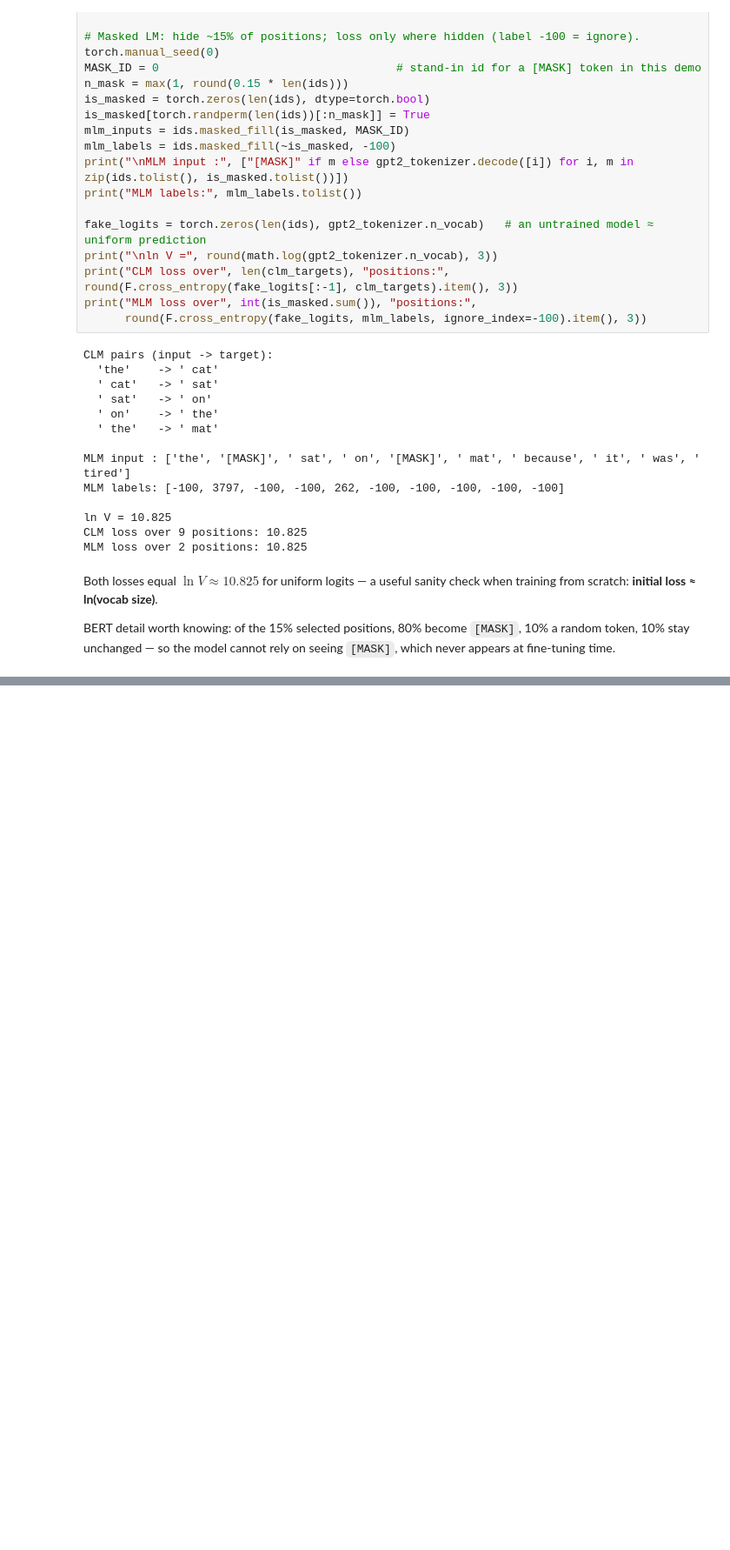
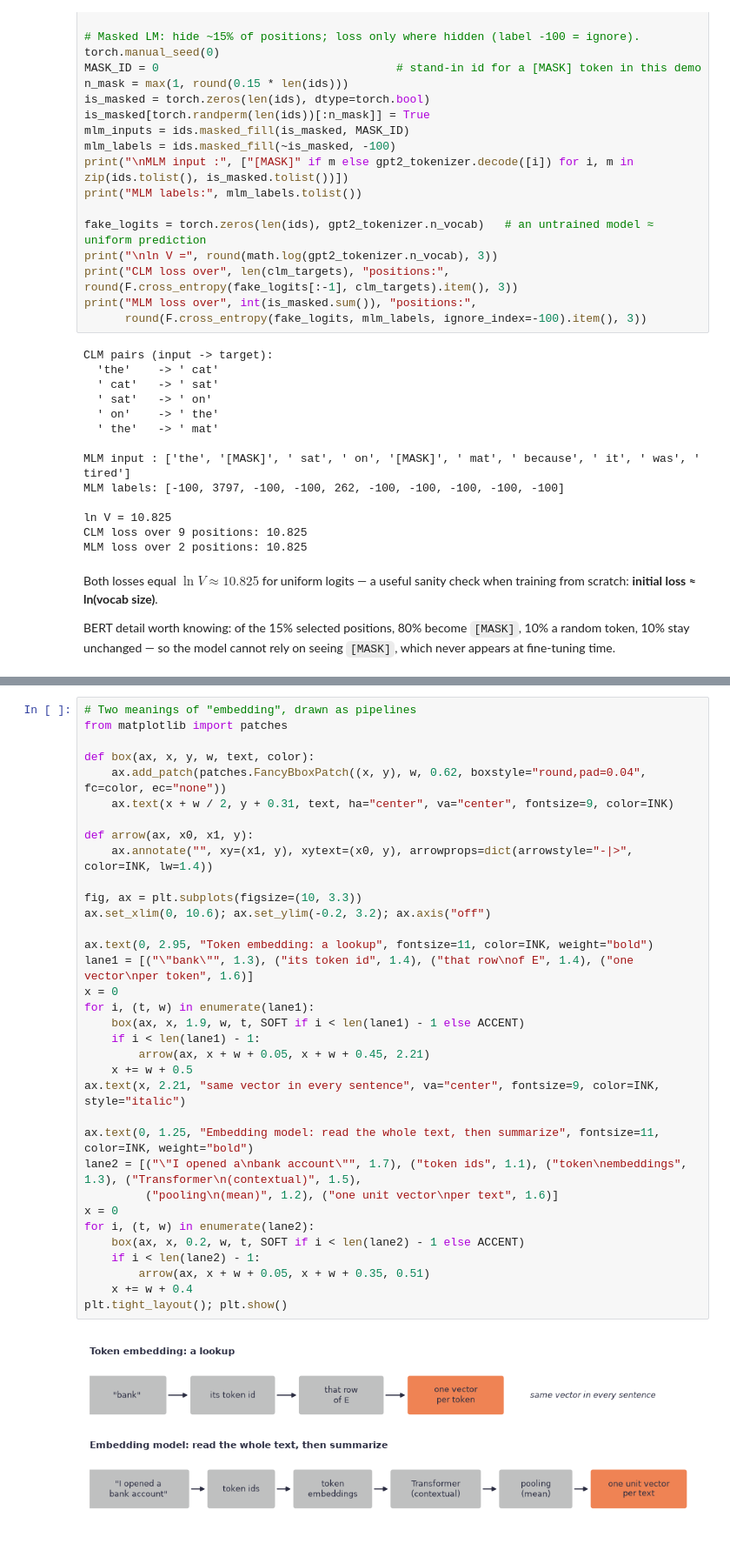
Before and after one commit to chungenyu6/ai-learning-notebooks, a Jupyter notebook: 02-LLM/live/01_tokenization_clm_mlm.ipynb, the cells around one changed output, grey strips where cells are left out. Shown at 87% size. Drawn from its saved outputs; the diff is of its cells as text; blank space fills up the shorter version.

```diff
--- a/02-LLM/live/01_tokenization_clm_mlm.ipynb
+++ b/02-LLM/live/01_tokenization_clm_mlm.ipynb
@@ -702,0 +778,36 @@ BERT detail worth knowing: of the 15% selected positions, 80% become `[MASK]`, 1
+# %%
+# Two meanings of "embedding", drawn as pipelines
+from matplotlib import patches
+
+def box(ax, x, y, w, text, color):
+    ax.add_patch(patches.FancyBboxPatch((x, y), w, 0.62, boxstyle="round,pad=0.04", fc=color, ec="none"))
+    ax.text(x + w / 2, y + 0.31, text, ha="center", va="center", fontsize=9, color=INK)
+
+def arrow(ax, x0, x1, y):
+    ax.annotate("", xy=(x1, y), xytext=(x0, y), arrowprops=dict(arrowstyle="-|>", color=INK, lw=1.4))
+
+fig, ax = plt.subplots(figsize=(10, 3.3))
+ax.set_xlim(0, 10.6); ax.set_ylim(-0.2, 3.2); ax.axis("off")
+
+ax.text(0, 2.95, "Token embedding: a lookup", fontsize=11, color=INK, weight="bold")
+lane1 = [("\"bank\"", 1.3), ("its token id", 1.4), ("that row\nof E", 1.4), ("one vector\nper token", 1.6)]
+x = 0
+for i, (t, w) in enumerate(lane1):
+    box(ax, x, 1.9, w, t, SOFT if i < len(lane1) - 1 else ACCENT)
+    if i < len(lane1) - 1:
+        arrow(ax, x + w + 0.05, x + w + 0.45, 2.21)
+    x += w + 0.5
+ax.text(x, 2.21, "same vector in every sentence", va="center", fontsize=9, color=INK, style="italic")
+
+ax.text(0, 1.25, "Embedding model: read the whole text, then summarize", fontsize=11, color=INK, weight="bold")
+lane2 = [("\"I opened a\nbank account\"", 1.7), ("token ids", 1.1), ("token\nembeddings", 1.3), ("Transformer\n(contextual)", 1.5),
+         ("pooling\n(mean)", 1.2), ("one unit vector\nper text", 1.6)]
+x = 0
+for i, (t, w) in enumerate(lane2):
+    box(ax, x, 0.2, w, t, SOFT if i < len(lane2) - 1 else ACCENT)
+    if i < len(lane2) - 1:
+        arrow(ax, x + w + 0.05, x + w + 0.35, 0.51)
+    x += w + 0.4
+plt.tight_layout(); plt.show()
+# %% [output]
+[figure, added]
```
Also changed, not shown: parts of 26 cells of this notebook, 4 other files.
